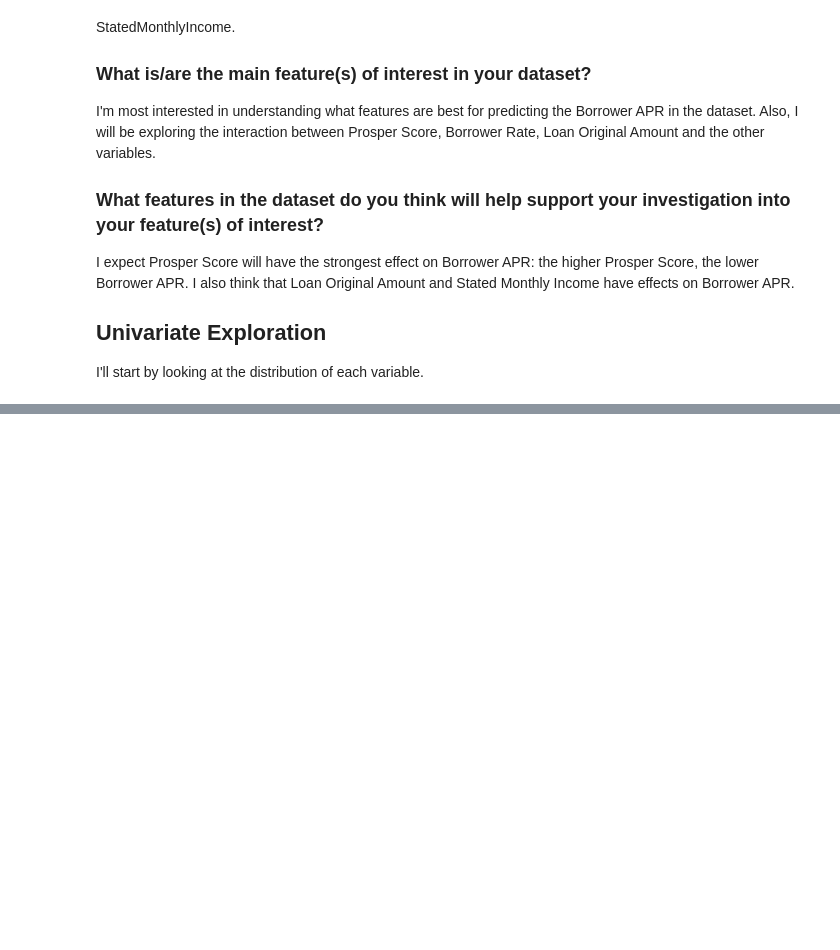
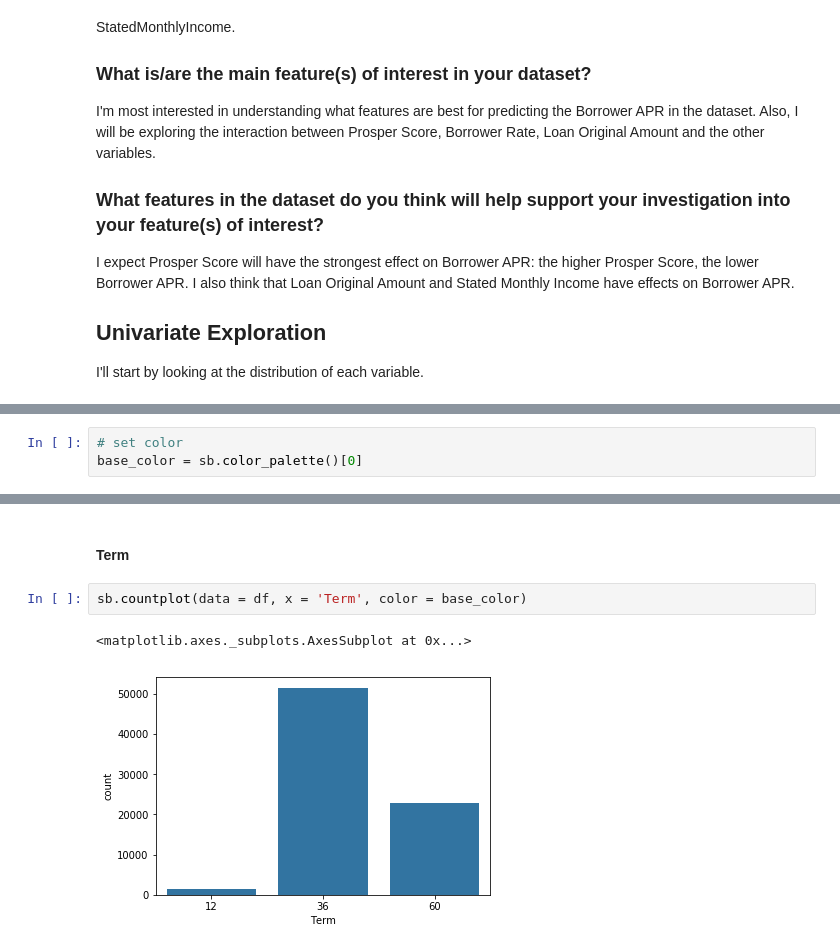
Before and after one commit to yagmurdalman/communicate-data-findings, a Jupyter notebook: ProsperLoan_exploratory.ipynb, the cells around one changed output, grey strips where cells are left out. Saved outputs shown, nothing was run; the diff lists cells and outputs as text; blank space fills up the shorter version.

```diff
--- a/ProsperLoan_exploratory.ipynb
+++ b/ProsperLoan_exploratory.ipynb
@@ -131,0 +134,3 @@ I'll start by looking at the distribution of each variable.
+# %%
+# set color
+base_color = sb.color_palette()[0]
@@ -131,0 +141,7 @@ I'll start by looking at the distribution of each variable.
+# %% [markdown]
+#### Term
+# %%
+sb.countplot(data = df, x = 'Term', color = base_color)
+# %% [output]
+<matplotlib.axes._subplots.AxesSubplot at 0x...>
+[figure, added]
```
Also changed, not shown: parts of 66 cells of this notebook.
